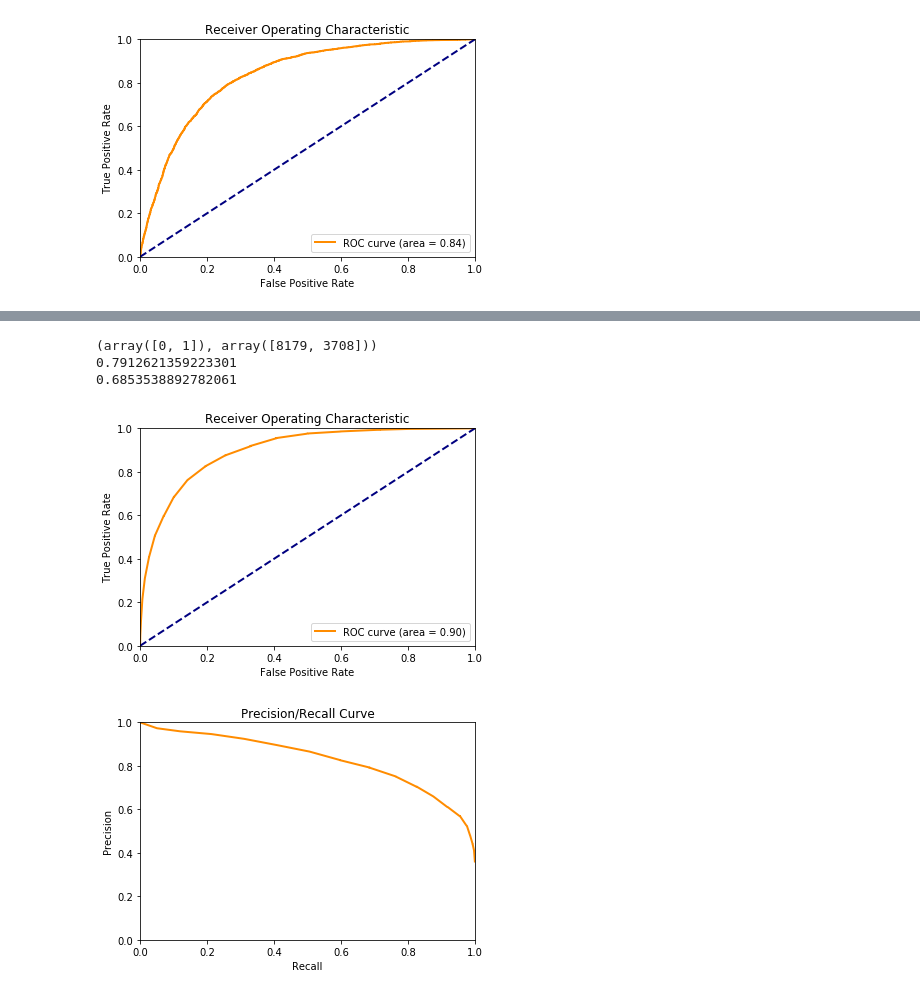
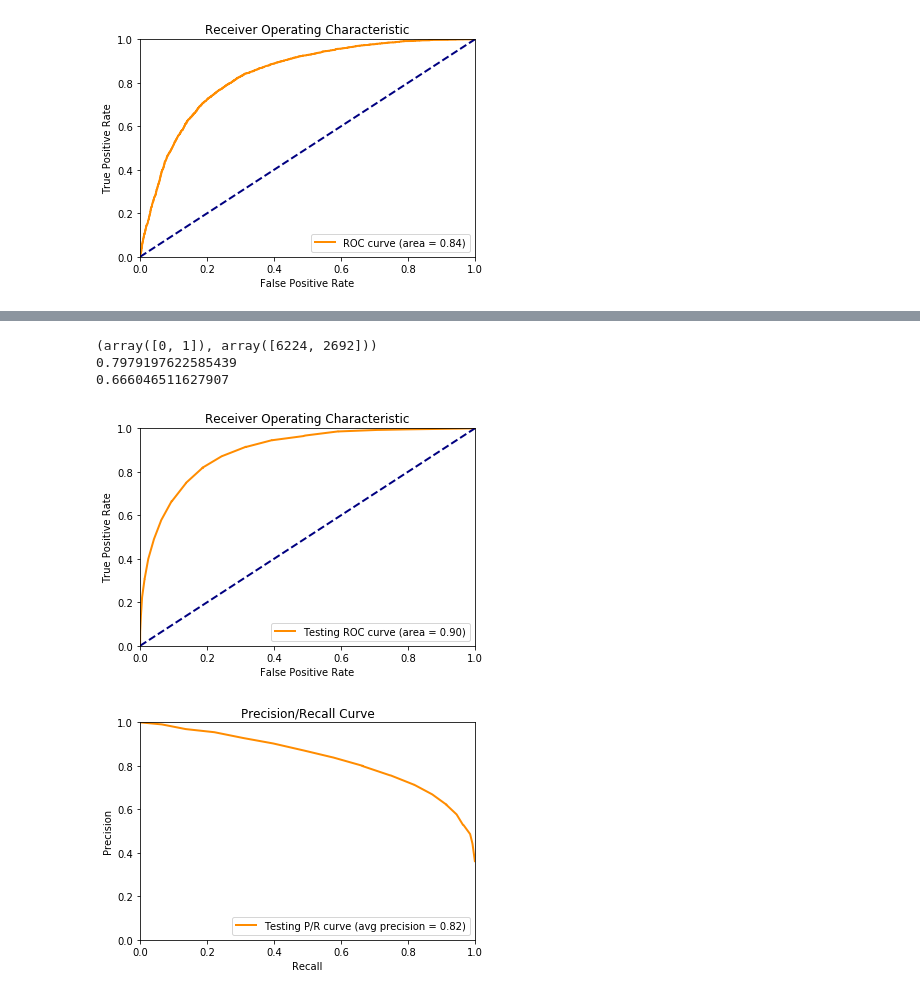
Before and after one commit to bdrad/report_categorization, a Jupyter notebook: src/analysis.ipynb, the cells around one changed output, grey strips where cells are left out. Drawn from its saved outputs; the diff is of its cells as text; code cells hidden in the pictures.

```diff
--- a/src/analysis.ipynb
+++ b/src/analysis.ipynb
@@ -115,7 +110,7 @@ ft = train_embeddings.load_fastText_model(fastText_path)
 pipeline = make_pipeline(train_embeddings.FastTextReportVectorizer(ft), sentence_features.LabelSeparator(), None)
 data, labels = pipeline.transform(mapped_reports)
 
-split_point = int(0.8 * len(data))
+split_point = int(0.85 * len(data))
 
 trainingX = data[:split_point]
 trainingY = labels[:split_point]
@@ -204,43 +193,43 @@ precision, recall, _, _ = precision_recall_fscore_support(testingY, predictions,
 print(precision)
 print(recall)
 # %% [output]
-(array([0, 1]), array([8179, 3708]))
-0.7912621359223301
-0.6853538892782061
+(array([0, 1]), array([6224, 2692]))
+0.7979197622585439
+0.666046511627907
 # %%
 class_probs = clf.predict_proba(testingX)
 conf = [c[1] for c in class_probs]
 
 fpr, tpr, thresholds = roc_curve(testingY, conf, pos_label=1)
 roc_auc = auc(fpr, tpr)
 
 plt.figure()
 lw = 2
 plt.plot(fpr, tpr, color='darkorange',
-         lw=lw, label='ROC curve (area = %0.2f)' % roc_auc)
+         lw=lw, label='Testing ROC curve (area = %0.2f)' % roc_auc)
 plt.plot([0, 1], [0, 1], color='navy', lw=lw, linestyle='--')
 plt.xlim([0.0, 1.0])
 plt.ylim([0.0, 1.0])
 plt.xlabel('False Positive Rate')
 plt.ylabel('True Positive Rate')
 plt.title('Receiver Operating Characteristic')
 plt.legend(loc="lower right")
 plt.show()
 
-
 precision, recall, thresholds = precision_recall_curve(testingY, conf)
+avg_prec = average_precision_score(testingY, conf)
 
 plt.figure()
 lw = 2
 plt.plot(recall, precision, color='darkorange',
-         lw=lw)
+         lw=lw, label='Testing P/R curve (avg precision = %0.2f)' % avg_prec)
 plt.xlim([0.0, 1.0])
 plt.ylim([0.0, 1.0])
 plt.xlabel('Recall')
 plt.ylabel('Precision')
 plt.title('Precision/Recall Curve')
 plt.legend(loc="lower right")
 plt.show()
 # %% [output]
-[figure, old version]
+[figure, new version]
-[figure, old version]
+[figure, new version]
```
Also changed, not shown: parts of 13 cells of this notebook, 7 other files.
